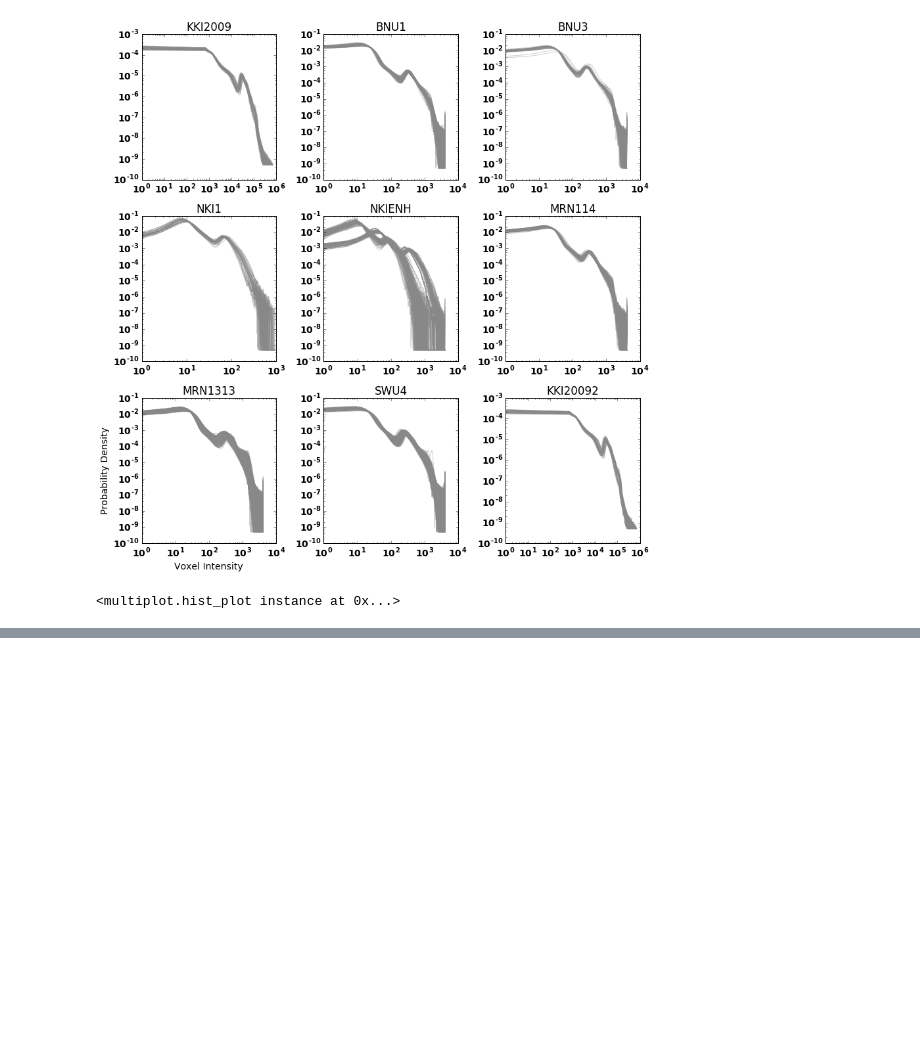
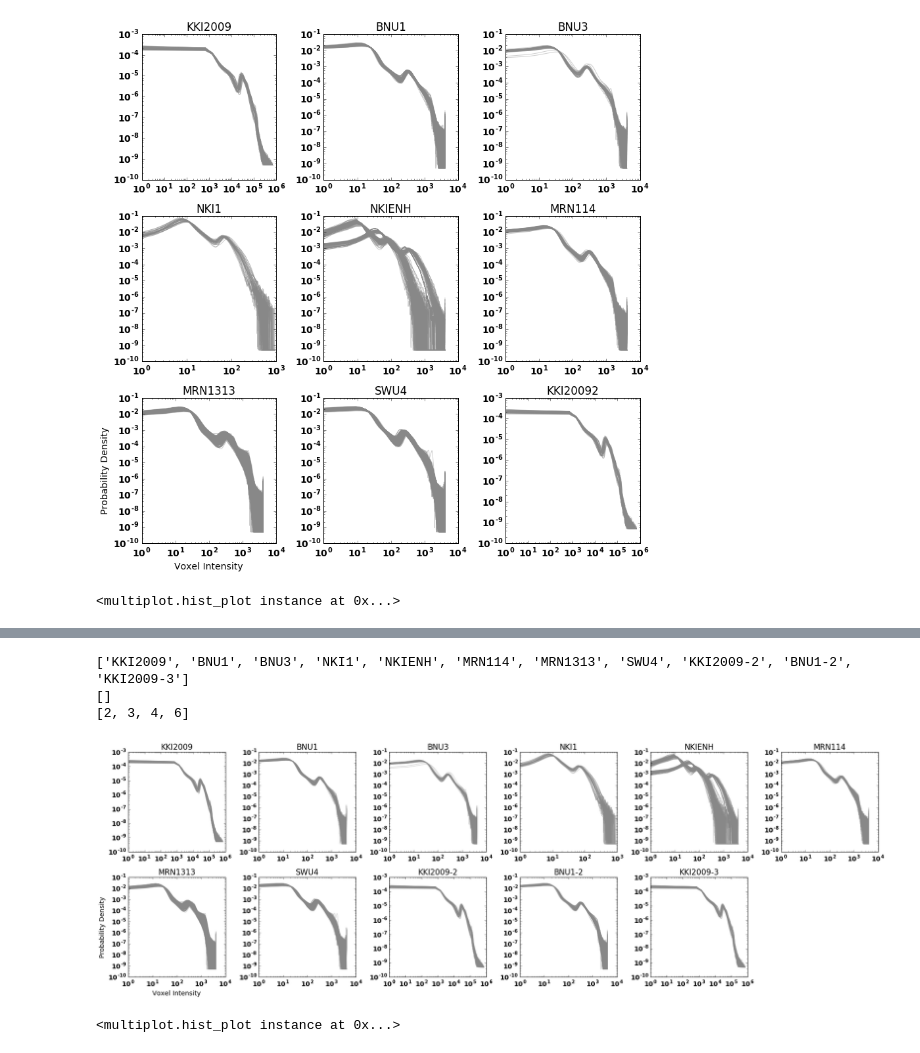
Before and after one commit to gkiar/dataset_variance, a Jupyter notebook: ndmg_figure3.ipynb, the cells around one changed output, grey strips where cells are left out. Drawn from its saved outputs; the diff is of its cells as text; code cells hidden in the pictures; blank space fills up the shorter version.

```diff
--- a/ndmg_figure3.ipynb
+++ b/ndmg_figure3.ipynb
@@ -288,0 +47,20 @@ Max: 3949 (32767)
+# %%
+"""
+11
+"""
+files = list(('./data/KKI2009_b0_pdfs.pkl', './data/BNU1_b0_pdfs.pkl',
+              './data/BNU3_b0_pdfs.pkl', './data/NKI1_b0_pdfs.pkl',
+              './data/NKIENH_b0_pdfs.pkl', './data/MRN114_b0_pdfs.pkl',
+              './data/MRN1313_b0_pdfs.pkl', './data/SWU4_b0_pdfs.pkl',
+              './data/KKI2009_b0_pdfs.pkl', './data/BNU1_b0_pdfs.pkl',
+              './data/KKI2009_b0_pdfs.pkl'))
+names = list(('KKI2009', 'BNU1', 'BNU3', 'NKI1', 'NKIENH', 'MRN114',
+              'MRN1313', 'SWU4', 'KKI2009-2',  'BNU1-2', 'KKI2009-3'))
+# %%
+hist_plot(files, names)
+# %% [output]
+['KKI2009', 'BNU1', 'BNU3', 'NKI1', 'NKIENH', 'MRN114', 'MRN1313', 'SWU4', 'KKI2009-2', 'BNU1-2', 'KKI2009-3']
+[]
+[2, 3, 4, 6]
+[figure, added]
+<multiplot.hist_plot instance at 0x...>
```
Also changed, not shown: parts of 28 cells of this notebook, 3 other files.
